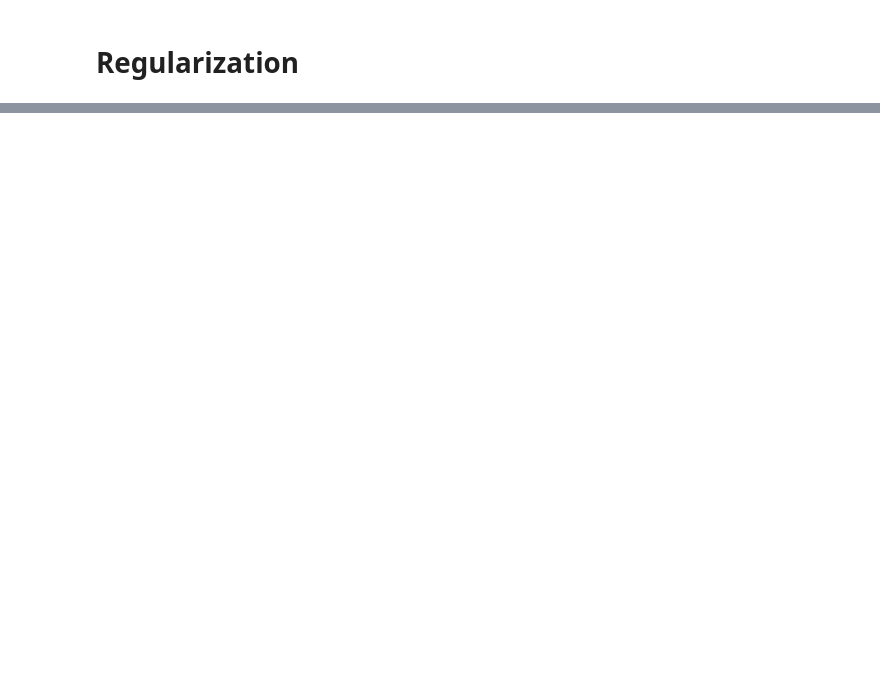
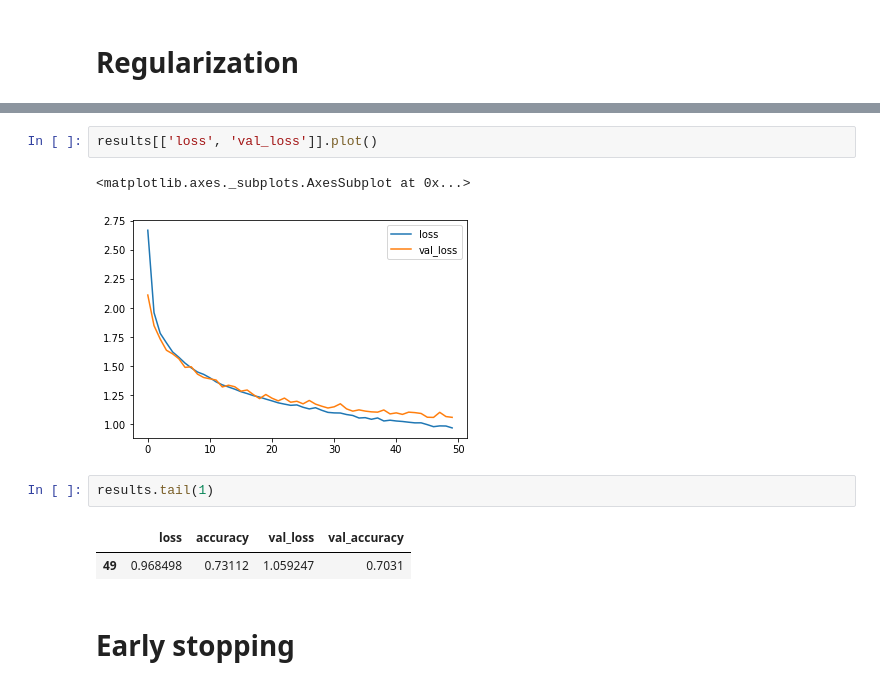
Before and after one commit to ash-coding/machine_learning, a Jupyter notebook: kikagaku/improved_accuracy.ipynb, the cells around one changed output, grey strips where cells are left out. Cells and saved outputs as stored; diff of their text form; blank space fills up the shorter version.

```diff
--- a/kikagaku/improved_accuracy.ipynb
+++ b/kikagaku/improved_accuracy.ipynb
@@ -208,0 +264,12 @@ results.tail(1)
+# %%
+results[['loss', 'val_loss']].plot()
+# %% [output]
+<matplotlib.axes._subplots.AxesSubplot at 0x...>
+[figure, added]
+# %%
+results.tail(1)
+# %% [output]
+|  | loss | accuracy | val_loss | val_accuracy |
+| 49 | 0.968498 | 0.73112 | 1.059247 | 0.7031 |
+# %% [markdown]
+# Early stopping
```
Also changed, not shown: parts of 25 cells of this notebook.
